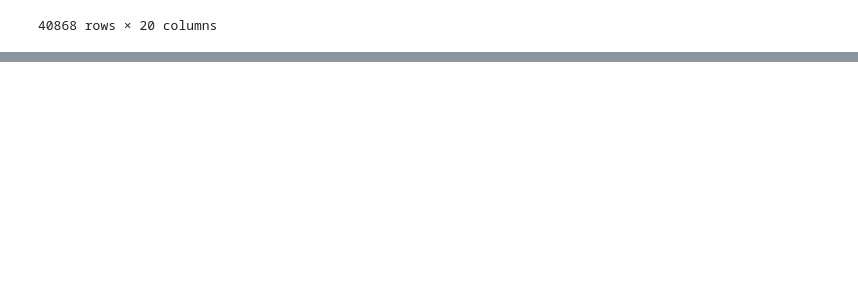
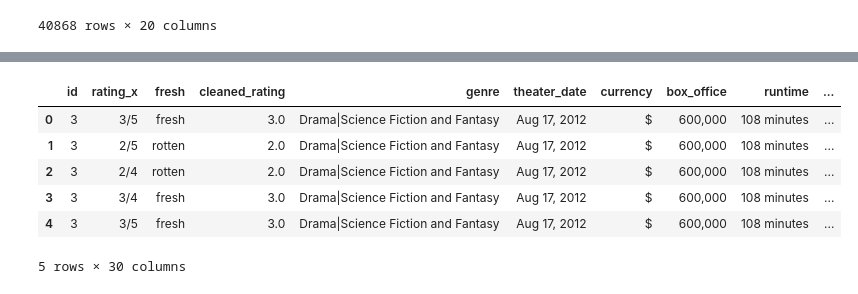
Before and after one commit to klsalcedo/microsoft_movie_analysis, a Jupyter notebook: zippedData/cleaned_rates_data.ipynb, the cells around one changed output, grey strips where cells are left out. Drawn from its saved outputs; the diff is of its cells as text; code cells hidden in the pictures; blank space fills up the shorter version.

```diff
--- a/zippedData/cleaned_rates_data.ipynb
+++ b/zippedData/cleaned_rates_data.ipynb
@@ -273,0 +393,12 @@ w_genres_df.head()
+# %%
+#drop more superfluous columns
+filled_genres.drop(labels=['review','synopsis','director','writer', 'date'],axis=1, inplace=True)
+filled_genres.head()
+# %% [output]
+|  | id | rating_x | fresh | cleaned_rating | genre | theater_date | currency | box_office | runtime | ... |
+| 0 | 3 | 3/5 | fresh | 3.0 | Drama|Science Fiction and Fantasy | Aug 17, 2012 | $ | 600,000 | 108 minutes | ... |
+| 1 | 3 | 2/5 | rotten | 2.0 | Drama|Science Fiction and Fantasy | Aug 17, 2012 | $ | 600,000 | 108 minutes | ... |
+| 2 | 3 | 2/4 | rotten | 2.0 | Drama|Science Fiction and Fantasy | Aug 17, 2012 | $ | 600,000 | 108 minutes | ... |
+| 3 | 3 | 3/4 | fresh | 3.0 | Drama|Science Fiction and Fantasy | Aug 17, 2012 | $ | 600,000 | 108 minutes | ... |
+| 4 | 3 | 3/5 | fresh | 3.0 | Drama|Science Fiction and Fantasy | Aug 17, 2012 | $ | 600,000 | 108 minutes | ... |
+5 rows × 30 columns
```
Also changed, not shown: parts of 12 cells of this notebook.
